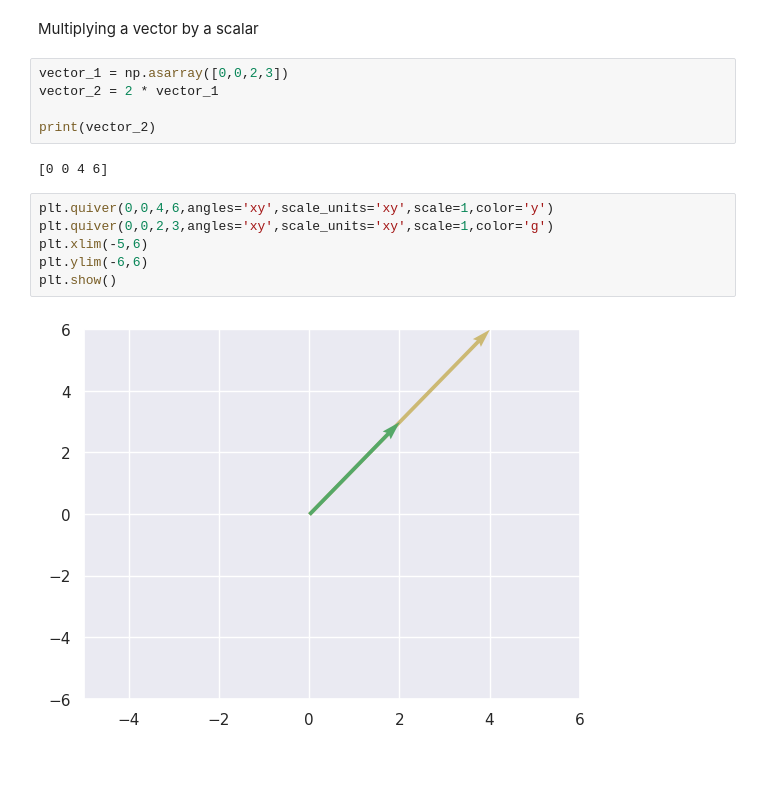
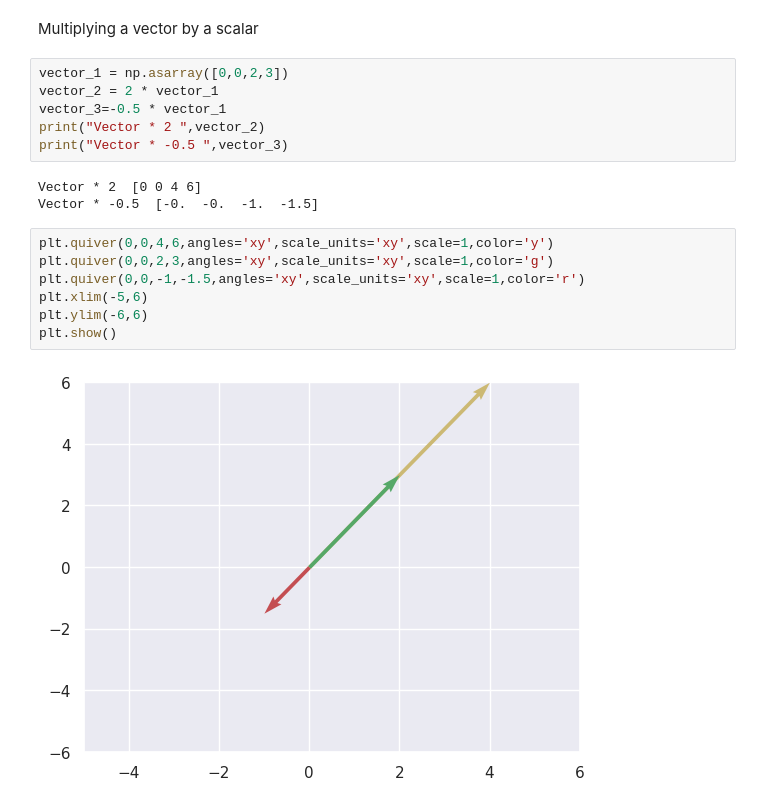
Before and after one commit to Meigi09/data-science-journey, a Jupyter notebook: vector.ipynb, the cells around one changed output. Drawn from its saved outputs; the diff is of its cells as text; blank space fills up the shorter version.

```diff
--- a/vector.ipynb
+++ b/vector.ipynb
@@ -61,15 +61,18 @@ Multiplying a vector by a scalar
 # %%
 vector_1 = np.asarray([0,0,2,3])
 vector_2 = 2 * vector_1
-
-print(vector_2)
+vector_3=-0.5 * vector_1
+print("Vector * 2 ",vector_2)
+print("Vector * -0.5 ",vector_3)
 # %% [output]
-[0 0 4 6]
+Vector * 2  [0 0 4 6]
+Vector * -0.5  [-0.  -0.  -1.  -1.5]
 # %%
 plt.quiver(0,0,4,6,angles='xy',scale_units='xy',scale=1,color='y')
 plt.quiver(0,0,2,3,angles='xy',scale_units='xy',scale=1,color='g')
+plt.quiver(0,0,-1,-1.5,angles='xy',scale_units='xy',scale=1,color='r')
 plt.xlim(-5,6)
 plt.ylim(-6,6)
 plt.show()
 # %% [output]
-[figure, old version]
+[figure, new version]
```
